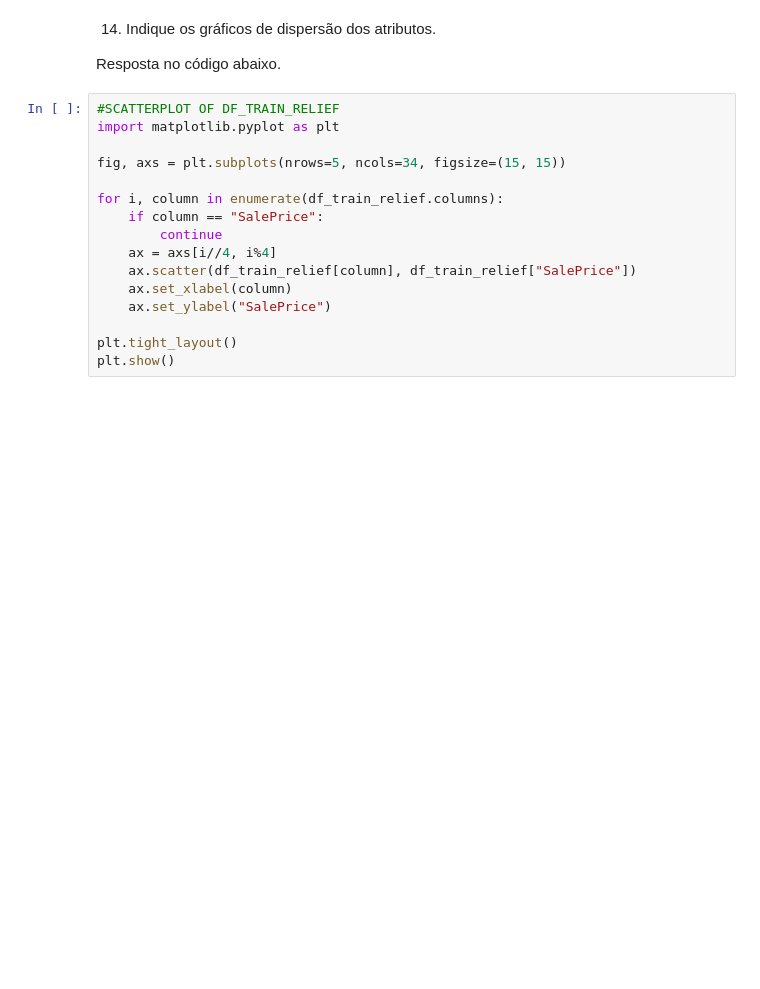
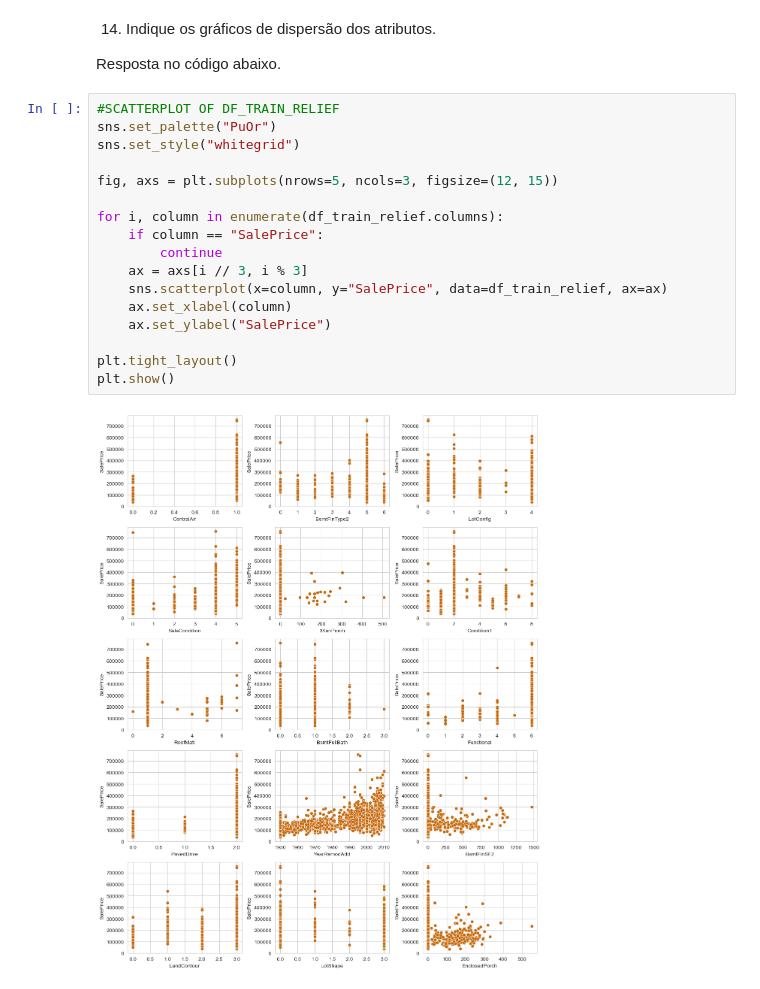
Before and after one commit to viniciusparede/house-prices-prediction-ppgia, a Jupyter notebook: notebooks/entrega.ipynb, the cells around one changed output. Drawn from its saved outputs; the diff is of its cells as text; blank space fills up the shorter version.

```diff
--- a/notebooks/entrega.ipynb
+++ b/notebooks/entrega.ipynb
@@ -830,17 +816,20 @@ stats_relief
 Resposta no código abaixo.
 # %%
 #SCATTERPLOT OF DF_TRAIN_RELIEF
-import matplotlib.pyplot as plt
+sns.set_palette("PuOr")
+sns.set_style("whitegrid")
 
-fig, axs = plt.subplots(nrows=5, ncols=34, figsize=(15, 15))
+fig, axs = plt.subplots(nrows=5, ncols=3, figsize=(12, 15))
 
 for i, column in enumerate(df_train_relief.columns):
     if column == "SalePrice":
         continue
-    ax = axs[i//4, i%4]
-    ax.scatter(df_train_relief[column], df_train_relief["SalePrice"])
+    ax = axs[i // 3, i % 3]
+    sns.scatterplot(x=column, y="SalePrice", data=df_train_relief, ax=ax)
     ax.set_xlabel(column)
     ax.set_ylabel("SalePrice")
 
 plt.tight_layout()
 plt.show()
+# %% [output]
+[figure, added]
```
Also changed, not shown: parts of 2 cells of this notebook.
